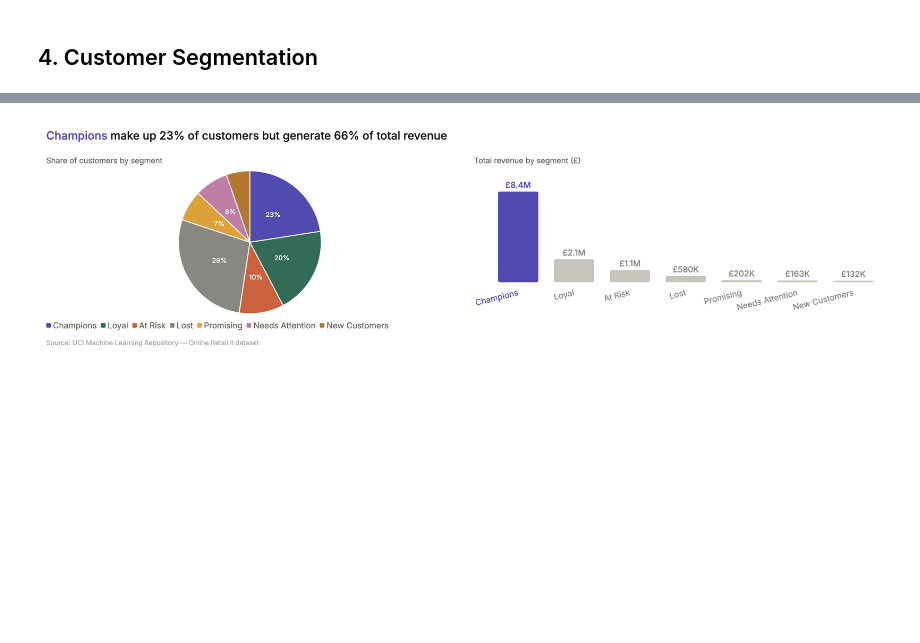
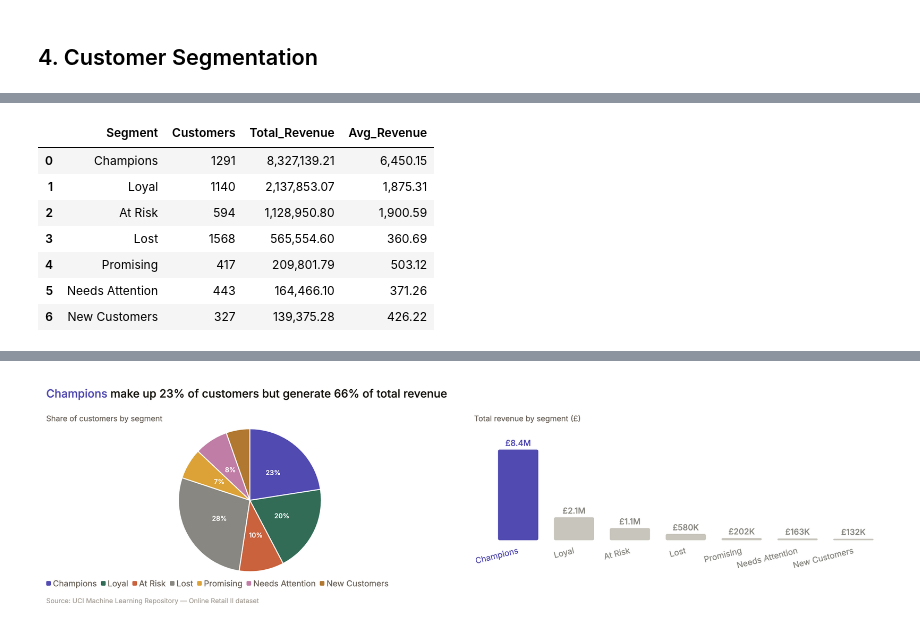
Before and after one commit to Hahm7/online_retail_analysis, a Jupyter notebook: notebooks/analysis.ipynb, the cells around one changed output, grey strips where cells are left out. Cells and saved outputs as stored; diff of their text form; code cells hidden in the pictures; blank space fills up the shorter version.

```diff
--- a/notebooks/analysis.ipynb
+++ b/notebooks/analysis.ipynb
@@ -276,3 +268,26 @@ rfm_segments
+# %%
+con.execute("""
+    SELECT
+        Segment,
+        COUNT(*) AS Customers,
+        ROUND(SUM(Monetary), 2) AS Total_Revenue,
+        ROUND(AVG(Monetary), 2) AS Avg_Revenue
+    FROM
+        rfm_segments
+    GROUP BY
+        Segment
+    ORDER BY
+        Total_Revenue DESC
+""").fetchdf()
+# %% [output]
+|  | Segment | Customers | Total_Revenue | Avg_Revenue |
+| 0 | Champions | 1291 | 8,327,139.21 | 6,450.15 |
+| 1 | Loyal | 1140 | 2,137,853.07 | 1,875.31 |
+| 2 | At Risk | 594 | 1,128,950.80 | 1,900.59 |
+| 3 | Lost | 1568 | 565,554.60 | 360.69 |
+| 4 | Promising | 417 | 209,801.79 | 503.12 |
+| 5 | Needs Attention | 443 | 164,466.10 | 371.26 |
+| 6 | New Customers | 327 | 139,375.28 | 426.22 |
 # %%
 from IPython.display import IFrame
 
```
Also changed, not shown: parts of 19 cells of this notebook, 1 other file.
